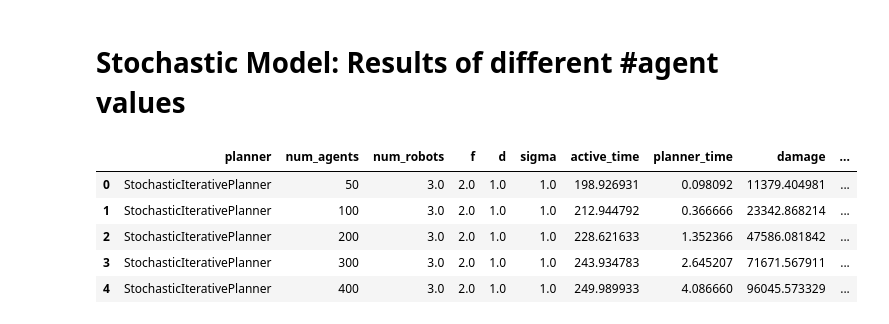
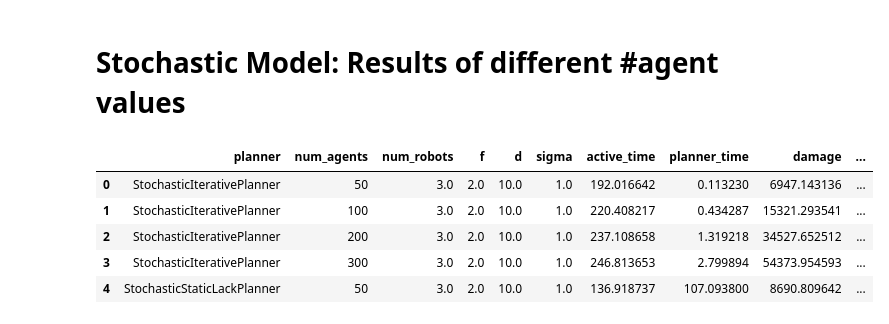
Before and after one commit to Elilgo324/dsd, a Jupyter notebook: experiments/stochastic/agents.ipynb, the cells around one changed output. Drawn from its saved outputs; the diff is of its cells as text; code cells hidden in the pictures.

```diff
--- a/experiments/stochastic/agents.ipynb
+++ b/experiments/stochastic/agents.ipynb
@@ -6,14 +6,14 @@ import matplotlib.pyplot as plt
 # %%
 results = pd.read_csv('./agents_results.csv')
 results = results.drop_duplicates(subset='damage')
-results = results.loc[(results['num_robots'] == 3) & (results['f'] == 2) & (results['sigma'] == 1)]
+results = results.loc[(results['num_robots'] == 3) & (results['f'] == 2) & (results['sigma'] == 1) & (results['d'] == 10)]
 results = results.groupby(['planner', 'num_agents'], as_index=False).mean()
 results.head()
 # %% [output]
 |  | planner | num_agents | num_robots | f | d | sigma | active_time | planner_time | damage | ... |
-| 0 | StochasticIterativePlanner | 50 | 3.0 | 2.0 | 1.0 | 1.0 | 198.926931 | 0.098092 | 11379.404981 | ... |
-| 1 | StochasticIterativePlanner | 100 | 3.0 | 2.0 | 1.0 | 1.0 | 212.944792 | 0.366666 | 23342.868214 | ... |
-| 2 | StochasticIterativePlanner | 200 | 3.0 | 2.0 | 1.0 | 1.0 | 228.621633 | 1.352366 | 47586.081842 | ... |
-| 3 | StochasticIterativePlanner | 300 | 3.0 | 2.0 | 1.0 | 1.0 | 243.934783 | 2.645207 | 71671.567911 | ... |
-| 4 | StochasticIterativePlanner | 400 | 3.0 | 2.0 | 1.0 | 1.0 | 249.989933 | 4.086660 | 96045.573329 | ... |
+| 0 | StochasticIterativePlanner | 50 | 3.0 | 2.0 | 10.0 | 1.0 | 192.016642 | 0.113230 | 6947.143136 | ... |
+| 1 | StochasticIterativePlanner | 100 | 3.0 | 2.0 | 10.0 | 1.0 | 220.408217 | 0.434287 | 15321.293541 | ... |
+| 2 | StochasticIterativePlanner | 200 | 3.0 | 2.0 | 10.0 | 1.0 | 237.108658 | 1.319218 | 34527.652512 | ... |
+| 3 | StochasticIterativePlanner | 300 | 3.0 | 2.0 | 10.0 | 1.0 | 246.813653 | 2.799894 | 54373.954593 | ... |
+| 4 | StochasticStaticLackPlanner | 50 | 3.0 | 2.0 | 10.0 | 1.0 | 136.918737 | 107.093800 | 8690.809642 | ... |
 # %%
```
Also changed, not shown: parts of 2 cells of this notebook, 5 other files.
